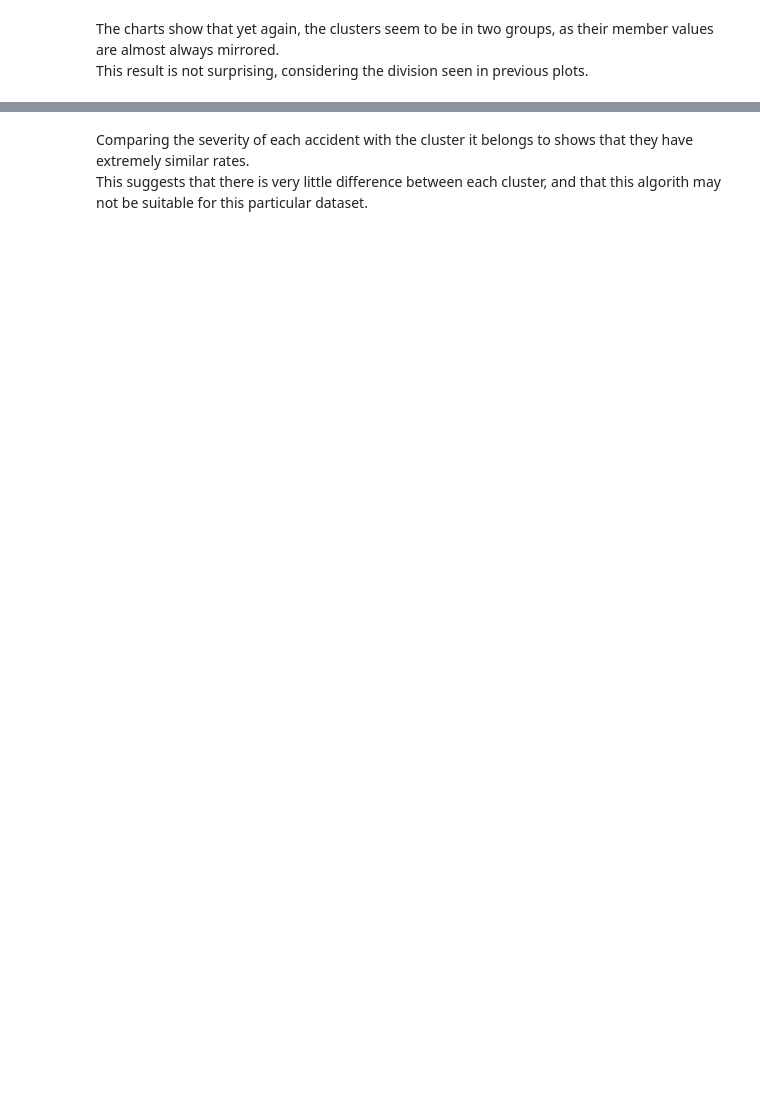
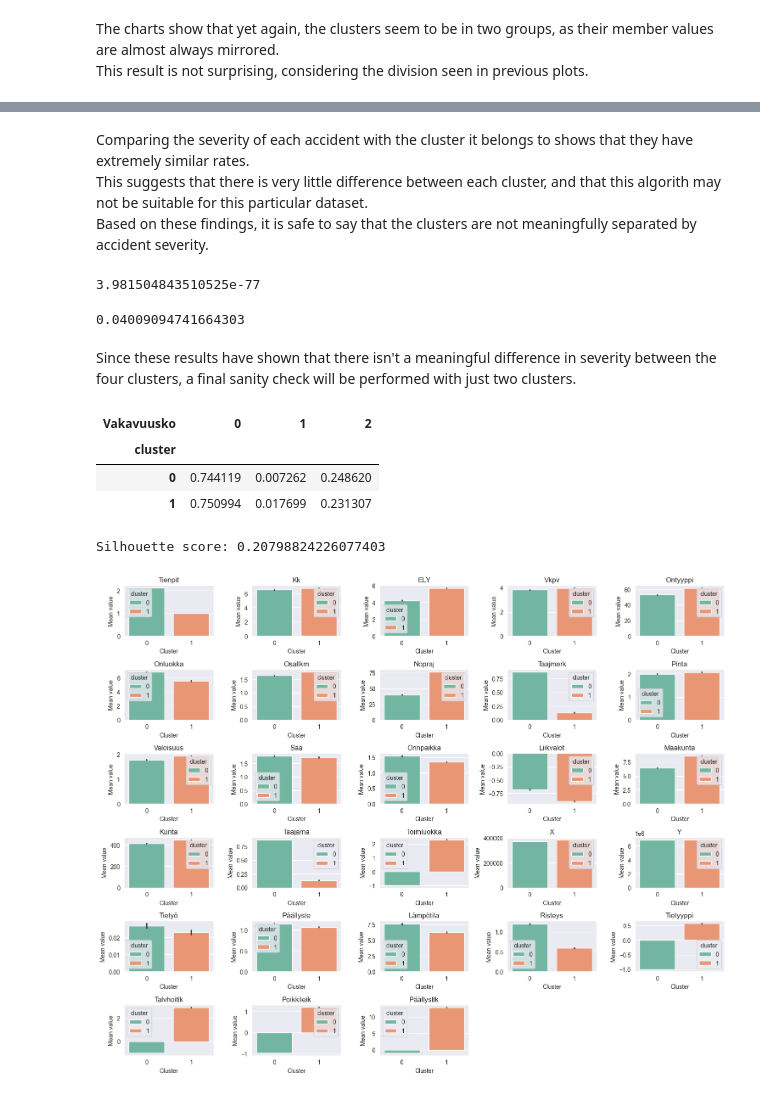
Before and after one commit to nealukumies/dml-project, a Jupyter notebook: traffic_accident_analysis.ipynb, the cells around one changed output, grey strips where cells are left out. Saved outputs shown, nothing was run; the diff lists cells and outputs as text; code cells hidden in the pictures; blank space fills up the shorter version.

```diff
--- a/traffic_accident_analysis.ipynb
+++ b/traffic_accident_analysis.ipynb
@@ -591,3 +556,76 @@ pd.crosstab(comparison_cluster_df["cluster"], comparison_cluster_df["Vakavuusko"
 # %% [markdown]
 Comparing the severity of each accident with the cluster it belongs to shows that they have extremely similar rates.
 This suggests that there is very little difference between each cluster, and that this algorith may not be suitable for this particular dataset.
+Based on these findings, it is safe to say that the clusters are not meaningfully separated by accident severity.
+# %%
+# Perform chi square test to further analyze the previous results
+from scipy.stats import chi2_contingency
+
+table = pd.crosstab(comparison_cluster_df["cluster"], comparison_cluster_df["Vakavuusko"])
+chi2, p, dof, expected = chi2_contingency(table)
+
+print(p)
+# %% [output]
+3.981504843510525e-77
+# %%
+n = table.sum().sum()
+k = min(table.shape)
+
+cramers_v = np.sqrt(chi2 / (n * (k - 1)))
+
+print(cramers_v)
+# %% [output]
+0.04009094741664303
+# %% [markdown]
+Since these results have shown that there isn't a meaningful difference in severity between the four clusters, a final sanity check will be performed with just two clusters.
+# %%
+clustering_model = KMeans(init='random', n_clusters=2, random_state=123)
+clustering_model.fit(X_scaled)
+clusters = clustering_model.fit_predict(X_scaled)
+comparison_cluster_df = combined_df.copy()
+comparison_cluster_df["cluster"] = clusters
+pd.crosstab(comparison_cluster_df["cluster"], comparison_cluster_df["Vakavuusko"], normalize="index")
+# %% [output]
+| Vakavuusko | 0 | 1 | 2 |
+| cluster |  |  |  |
+| 0 | 0.744119 | 0.007262 | 0.248620 |
+| 1 | 0.750994 | 0.017699 | 0.231307 |
+# %%
+# Perform silhouette score test with just 2 clusters
+sample_size = 10000
+idx = np.random.choice(len(X_scaled), sample_size, replace=False)
+score = silhouette_score(X_scaled[idx], clusters[idx])
+print(f"Silhouette score: {score}")
+# %% [output]
+Silhouette score: 0.20798824226077403
+# %%
+import seaborn as sns
+
+feature_list = comparison_cluster_df.copy().drop(columns=["cluster", "Vuosi", "Vakavuusko"]).columns
+n_features = len(feature_list)
+n_cols = 5
+n_rows = (n_features + n_cols - 1) // n_cols
+
+fig, axes = plt.subplots(n_rows, n_cols, figsize=(n_cols*3, n_rows*2))
+axes = axes.flatten()
+
+for i, feature in enumerate(feature_list):
+    sns.barplot(
+        data=comparison_cluster_df,
+        x="cluster",
+        y=feature,
+        ax=axes[i],
+        hue="cluster",
+        palette="Set2"
+    )
+    axes[i].set_title(feature)
+    axes[i].set_xlabel("Cluster")
+    axes[i].set_ylabel("Mean value")
+
+for j in range(i + 1, len(axes)):
+    axes[j].axis("off")
+
+plt.tight_layout()
+plt.show()
+# %% [output]
+[figure, added]
```
Also changed, not shown: parts of 9 cells of this notebook.
